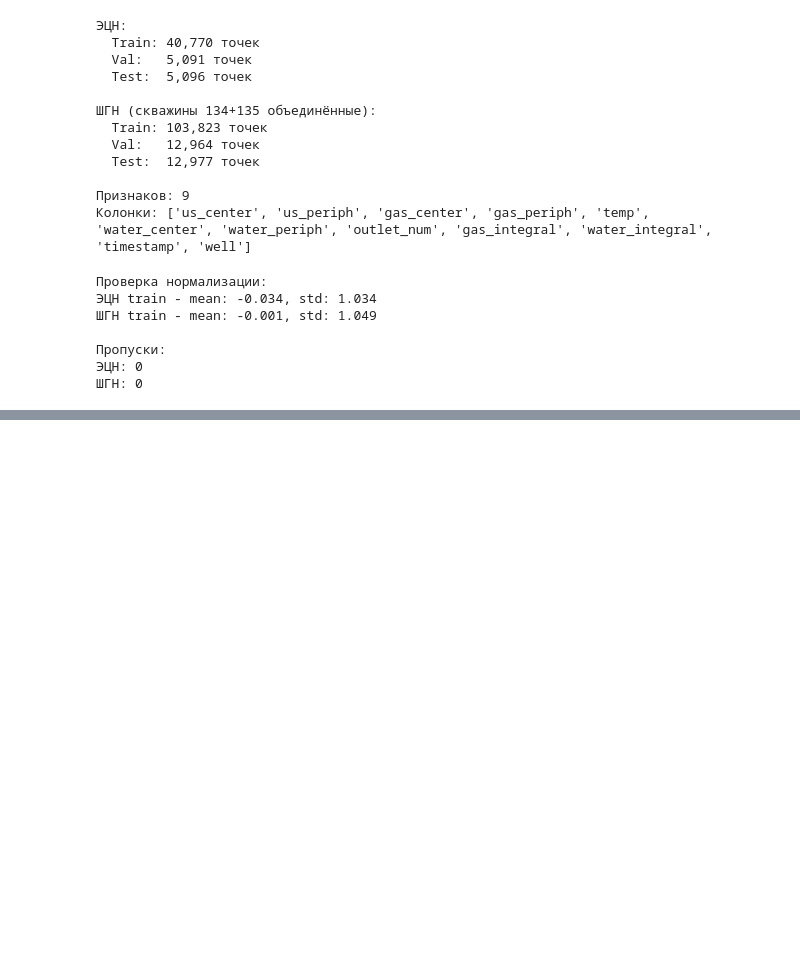
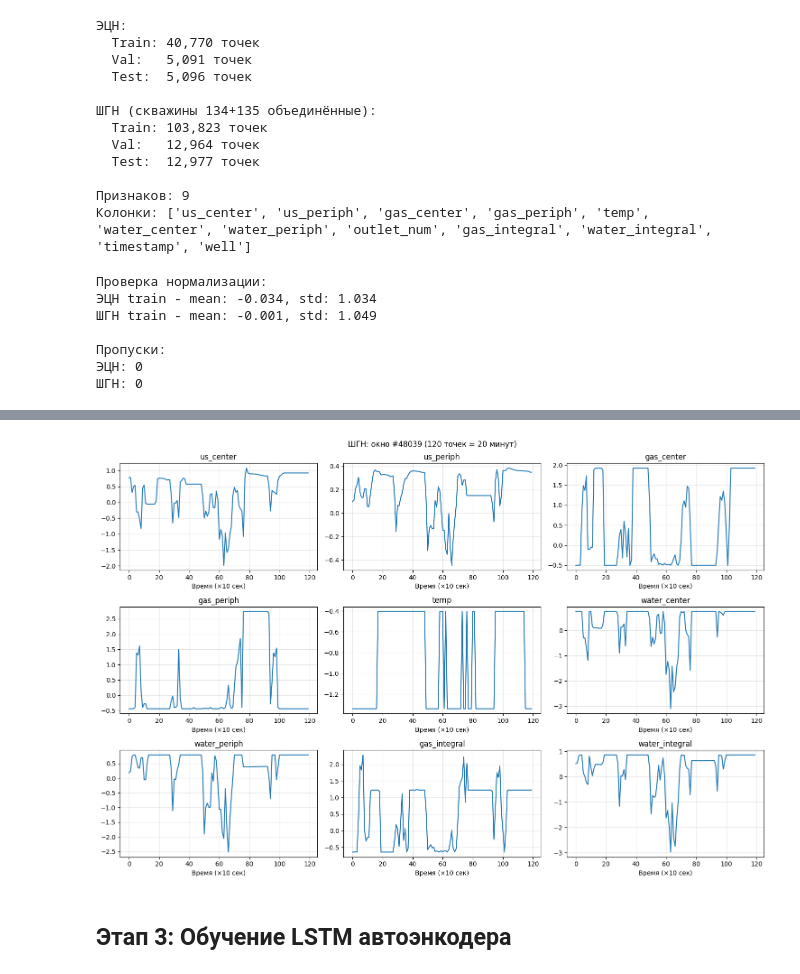
Before and after one commit to AlibekovAA/well_typification_latent, a Jupyter notebook: training/training.ipynb, the cells around one changed output, grey strips where cells are left out. Drawn from its saved outputs; the diff is of its cells as text; code cells hidden in the pictures; blank space fills up the shorter version.

```diff
--- a/training/training.ipynb
+++ b/training/training.ipynb
@@ -101,0 +190,6 @@ print(f"ШГН: {df_shgn_train[FEATURE_COLUMNS].isnull().sum().sum()}")
+# %%
+plot_random_window(X_shgn_train, FEATURE_COLUMNS, WINDOW_SIZE_SHGN, "ШГН")
+# %% [output]
+[figure, added]
+# %% [markdown]
+## Этап 3: Обучение LSTM автоэнкодера
```
Also changed, not shown: parts of 31 cells of this notebook, 7 other files.
